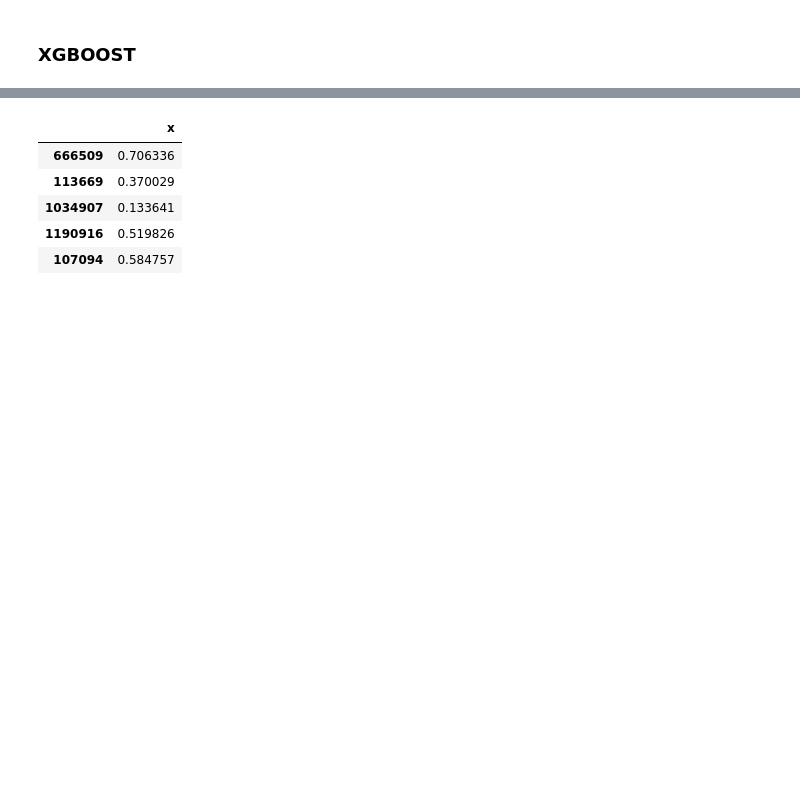
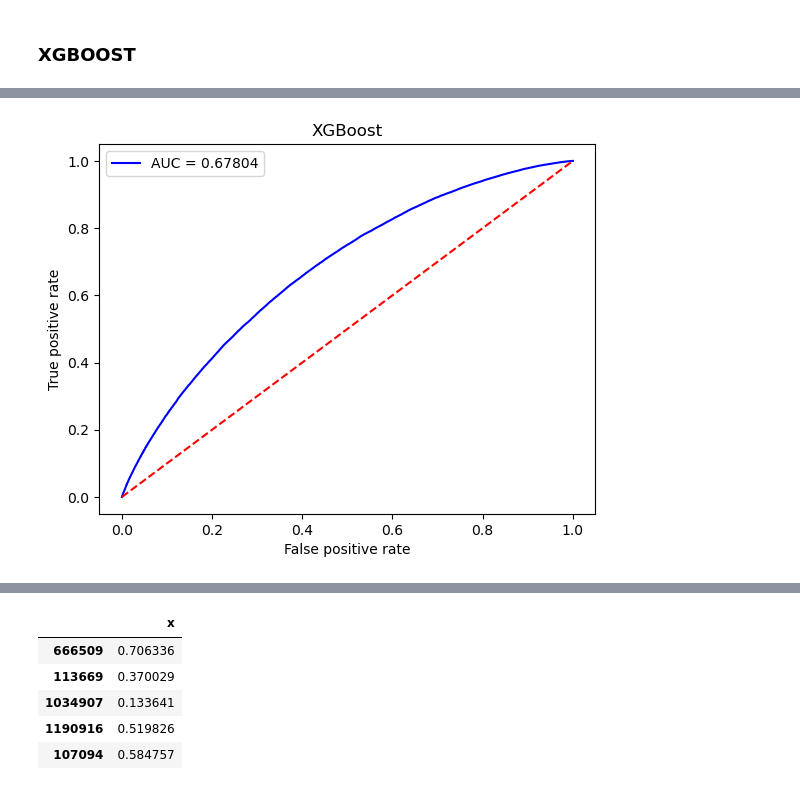
Before and after one commit to G-Mass/MTFI-project, a Jupyter notebook: p2p_lending_credit_risk_assessment.ipynb, the cells around one changed output, grey strips where cells are left out. Saved outputs shown, nothing was run; the diff lists cells and outputs as text; code cells hidden in the pictures; blank space fills up the shorter version.

Commit message:
modified XGboost

```diff
--- a/p2p_lending_credit_risk_assessment.ipynb
+++ b/p2p_lending_credit_risk_assessment.ipynb
@@ -923,12 +923,12 @@ pd.DataFrame({"log_reg":logreg_coeffs,
 from sklearn.ensemble import RandomForestClassifier
 from sklearn.metrics import classification_report
 
-random_forest = RandomForestClassifier(n_estimators=500, random_state=0)
+random_forest = RandomForestClassifier(n_estimators=1500, random_state=0, n_jobs= -1)
 
 random_forest.fit(X_train, y_train)
 
+random_forest_phat_val = random_forest.predict_proba(X_val)[:,1]
 random_forest_yhat_val = random_forest.predict(X_val)
-random_forest_phat_val = random_forest.predict_proba(X_val)[:,1]
 # %%
 print(f"accuracy: {accuracy_score(y_val,random_forest_yhat_val):5f}",
       classification_report(y_val, random_forest_yhat_val),sep="\n")
@@ -1126,0 +989,7 @@ BART
+# %%
+from xgboost import XGBClassifier
+
+xgboost_model = XGBClassifier(objective = "binary:logistic",eval_metric = "auc", n_estimators = 15000,
+                              n_jobs = -1, random_state = 0)
+
+xgboost_model.fit(X_train,y_train)
@@ -1126,0 +1008,10 @@ BART
+# %%
+xgboost_yhat_val = xgboost_model.predict(X_val)
+xgboost_phat_val = xgboost_model.predict_proba(X_val)[:,1]
+
+print("accuracy: ", accuracy_score(y_val,xgboost_yhat_val))
+print(classification_report(y_val,xgboost_yhat_val))
+xgboost_cm = pd.DataFrame(confusion_matrix(y_val, xgboost_yhat_val))
+xgboost_cm.index.name="actual"
+xgboost_cm.columns.name="predicted"
+print(xgboost_cm)
@@ -1126,0 +1033,13 @@ BART
+# %%
+xgboost_fpr, xgboost_tpr, xgboost_thresholds = roc_curve(y_val, xgboost_phat_val)
+xgboost_auc_val = roc_auc_score(y_val, xgboost_phat_val)
+plt.plot(xgboost_fpr,xgboost_tpr, "b", label = "AUC = %0.5f"%xgboost_auc_val)
+plt.plot([0,1],[0,1],"r--")
+plt.legend()
+plt.xlabel("False positive rate")
+plt.ylabel("True positive rate")
+plt.title("XGBoost")
+plt.savefig("graphs/xgboost_roc.svg",facecolor = (1,1,1,0), transparent = True,bbox_inches='tight')
+plt.show()
+# %% [output]
+[figure, added]
```
Also changed, not shown: parts of 26 cells of this notebook, 11 other files.
